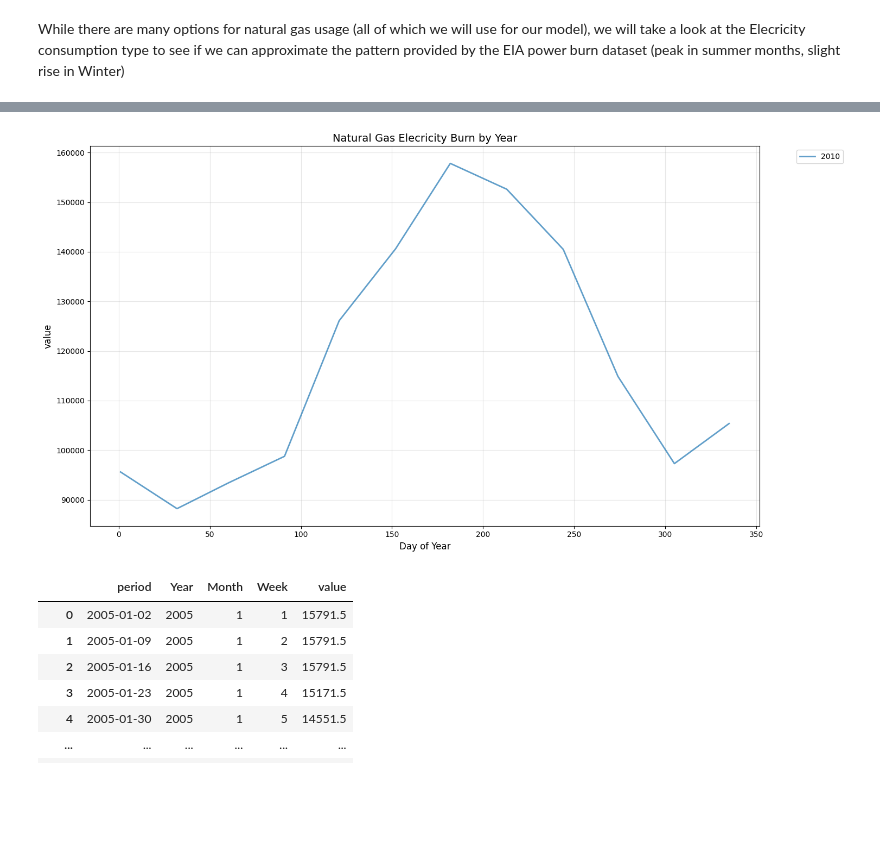
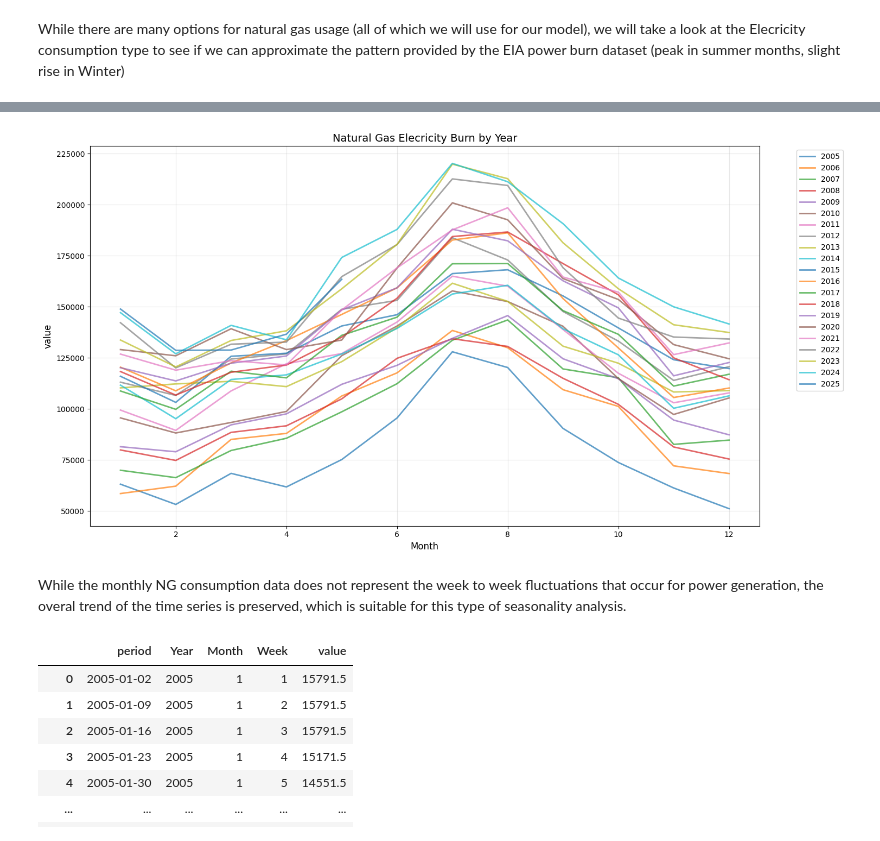
Before and after one commit to JCalago02/Nat-Gas-Model, a Jupyter notebook: notebooks/features.ipynb, the cells around one changed output, grey strips where cells are left out. Saved outputs shown, nothing was run; the diff lists cells and outputs as text; code cells hidden in the pictures; blank space fills up the shorter version.

Commit message:
Add NOAA features + clean up plotting utilities

```diff
--- a/notebooks/features.ipynb
+++ b/notebooks/features.ipynb
@@ -110,6 +110,7 @@ Querying 735 rows of data...
 # %%
-elecricity_plot_df = elecricity_usage_df.assign(DayOfYear=lambda x: x["period"].dt.dayofyear)
-EDAPlots.generate_year_plot(elecricity_plot_df, "value", "Natural Gas Elecricity Burn by Year")
+EDAPlots.generate_year_plot(elecricity_usage_df, "Month", "value", "Natural Gas Elecricity Burn by Year")
 # %% [output]
-[figure, old version]
+[figure, new version]
+# %% [markdown]
+While the monthly NG consumption data does not represent the week to week fluctuations that occur for power generation, the overal trend of the time series is preserved, which is suitable for this type of seasonality analysis.
 # %%
```
Also changed, not shown: parts of 13 cells of this notebook, 3 other files.
